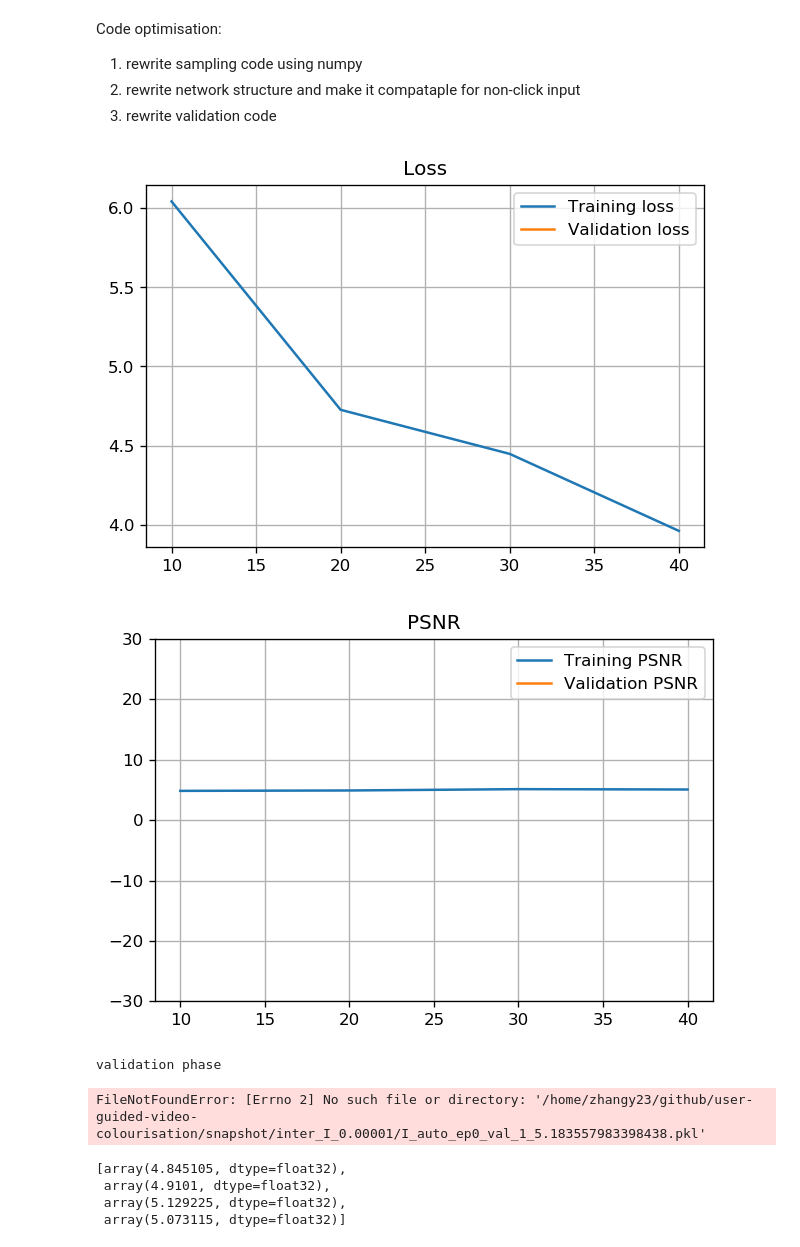
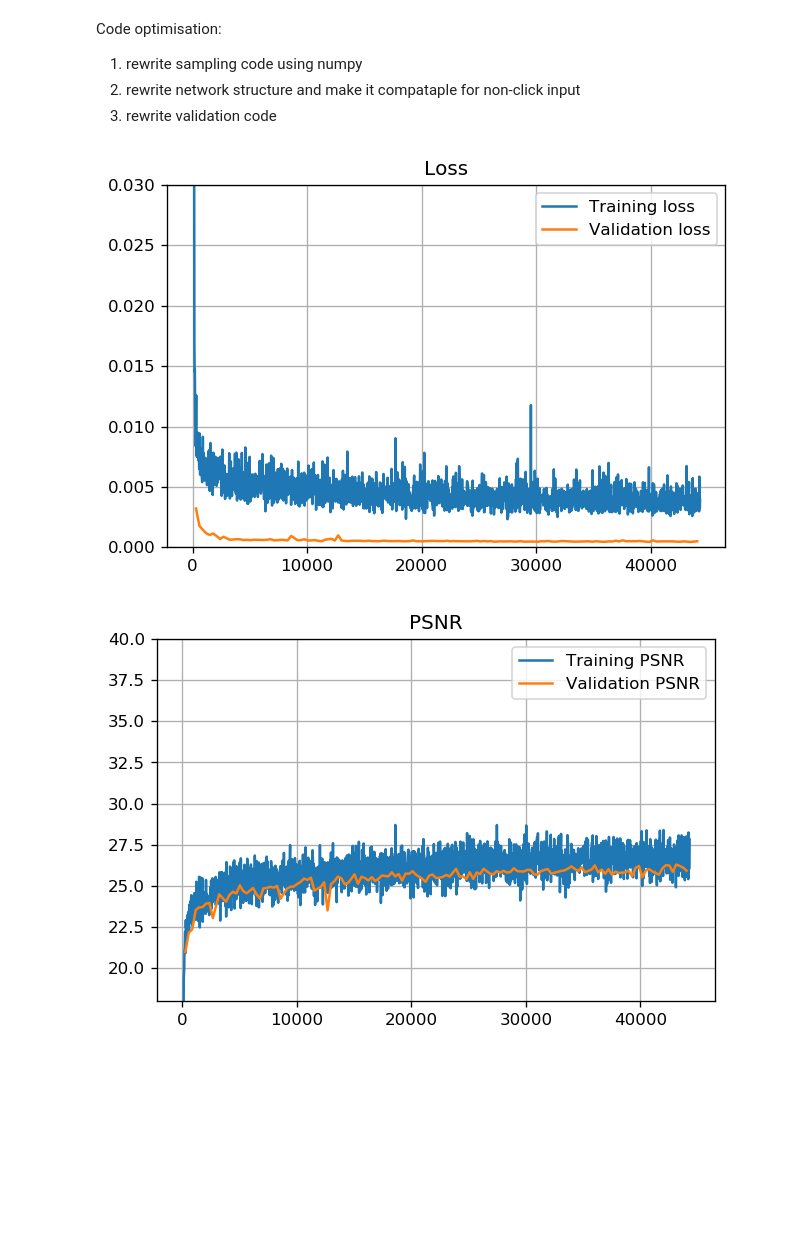
Before and after one commit to Zhang-Yiqian/user-guided-video-colourisation, a Jupyter notebook: train_I_auto.ipynb, the cells around one changed output. Drawn from its saved outputs; the diff is of its cells as text; code cells hidden in the pictures; blank space fills up the shorter version.

Commit message:
finish inter 1

```diff
--- a/train_I_auto.ipynb
+++ b/train_I_auto.ipynb
@@ -106,9 +107,12 @@ for epoch in range(opt.epoch_count, opt.niter + opt.niter_decay):
         val_step += 1
 
         data_np = utils.get_colorization_data(data_raw, opt, p=opt.sample_p)
+        if(data_np is None):
+            continue
         data = ToCuda(data_np)
         fake_ab = model(data['gray'], data['clicks'], data['prev'])
         loss = model.calc_loss(data['ab'], fake_ab)
+        model.optimizer.zero_grad()
         loss.backward()
         model.optimizer.step()
 
@@ -120,6 +124,8 @@ for epoch in range(opt.epoch_count, opt.niter + opt.niter_decay):
             model.eval()
             for ii, data_raw_val in enumerate(dataset_loader_val):
                 data_np_val = utils.get_colorization_data(data_raw_val, opt, p=opt.sample_p)
+                if(data_np_val is None):
+                    continue
                 data_val = ToCuda(data_np_val)
                 fake_ab_val = model(data_val['gray'], data_val['clicks'], data_val['prev'])
                 loss_val = model.calc_loss(data_val['ab'], fake_ab_val)
@@ -141,39 +147,37 @@ for epoch in range(opt.epoch_count, opt.niter + opt.niter_decay):
             X_train.append(total_steps)
             # loss and PSNR
             train_psnrs.append(calc_batch_psnr(data['gray'].detach(), data['ab'].detach(), fake_ab.detach(), opt))
             train_losses.append(loss.detach().cpu().numpy())
 
             # plot loss and PSNR curve
             clear_output(wait=True)
             plt.figure(1)
             plt.rcParams['figure.dpi'] = 120
-            # plt.ylim([0, .03])
+            plt.ylim([0, .03])
             plt.title('Loss')
             plt.plot(X_train, train_losses, label="Training loss")
             plt.plot(X_val, val_losses, label="Validation loss")
             plt.grid(True)
             plt.legend()
             plt.show()
 
             plt.figure(2)
             plt.rcParams['figure.dpi'] = 120
-            plt.ylim([-30, 30])
+            plt.ylim([18, 40])
             plt.title('PSNR')
             plt.plot(X_train, train_psnrs, label="Training PSNR")
             plt.plot(X_val, val_psnrs, label="Validation PSNR")
             plt.grid(True)
             plt.legend()
             plt.show()
 
     np.save('Iter'+str(epoch)+'train_loss.npy', train_losses)
     np.save('Iter'+str(epoch)+'val_loss.npy', val_losses)
     np.save('Iter'+str(epoch)+'train_psnr.npy', train_psnrs)
     np.save('Iter'+str(epoch)+'val_psnrs.npy', val_psnrs)
 # %% [output]
-[figure, old version]
+[figure, new version]
-[figure, old version]
+[figure, new version]
-validation phase
-FileNotFoundError: [Errno 2] No such file or directory: '/home/zhangy23/github/user-guided-video-colourisation/snapshot/inter_I_0.00001/I_auto_ep0_val_1_5.183557983398438.pkl'
 # %%
 #!sudo apt-get install -y psmisc
 #!fuser /dev/nvidia*
@@ -186,7 +185,0 @@ t1 = torch.ones([50, 1, 224, 224])
-# %%
-train_psnrs
-# %% [output]
-[array(4.845105, dtype=float32),
- array(4.9101, dtype=float32),
- array(5.129225, dtype=float32),
- array(5.073115, dtype=float32)]
```
Also changed, not shown: parts of 9 cells of this notebook, 7 other files.
